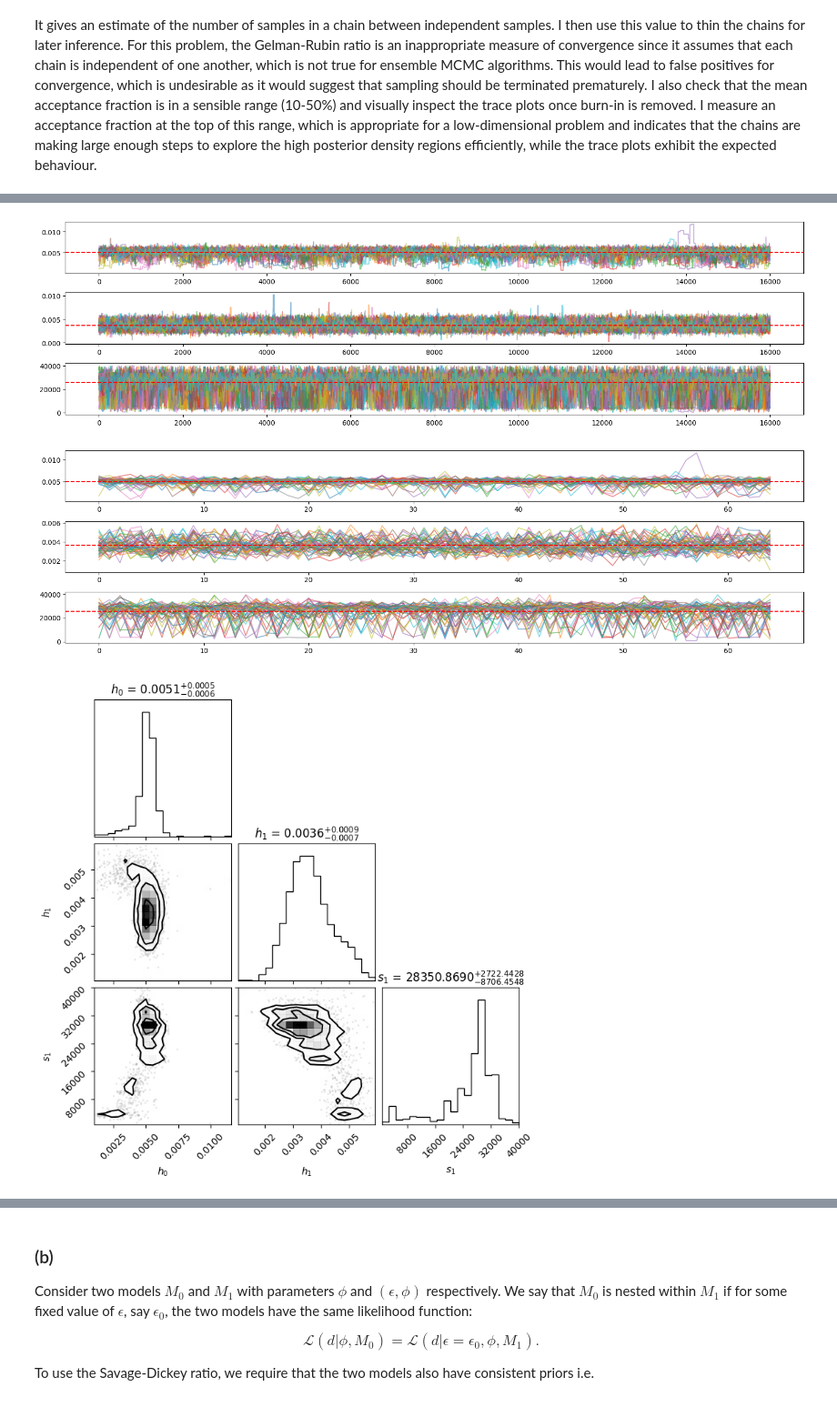
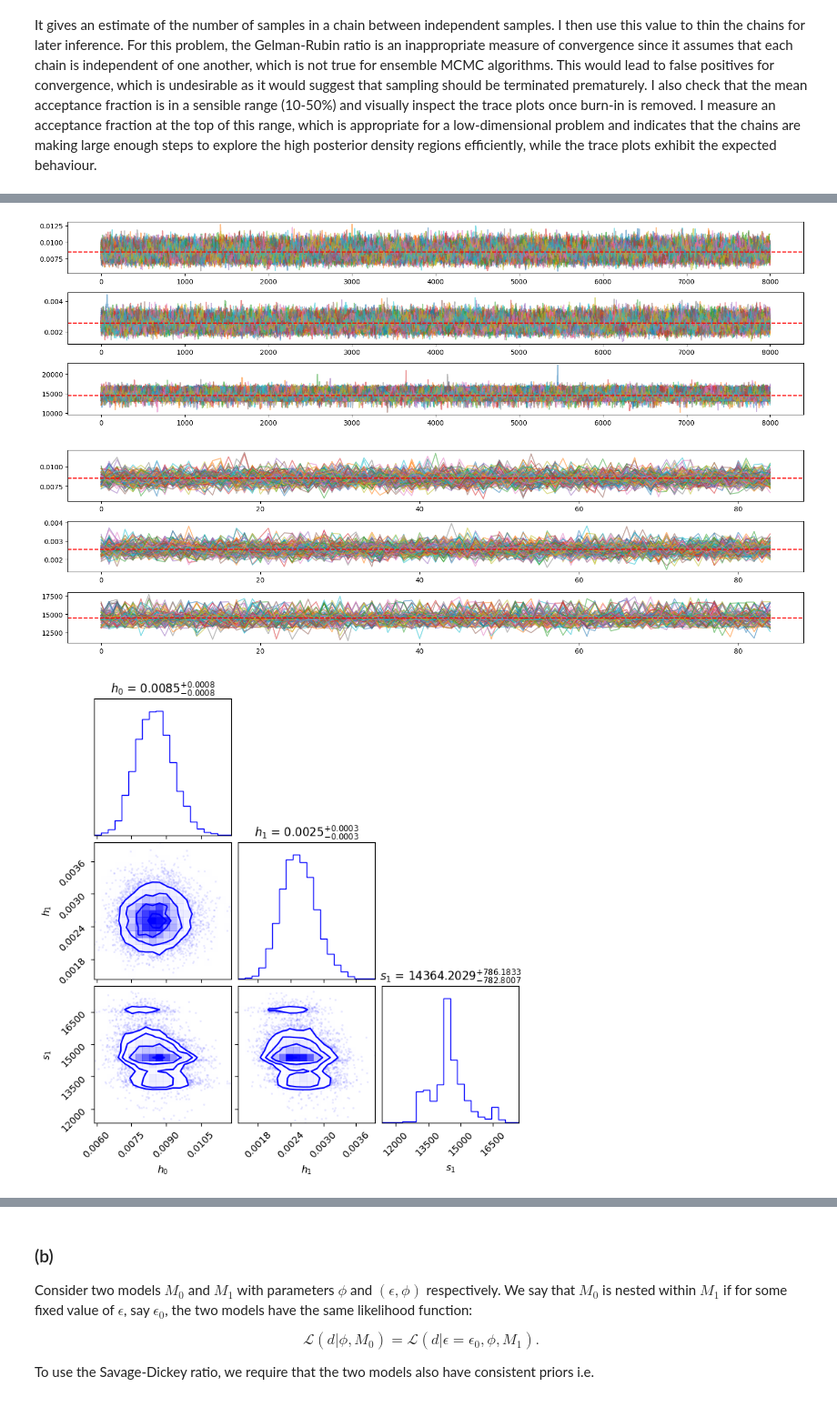
Before and after one commit to AlexBM173/apb86_S2, a Jupyter notebook: draft.ipynb, the cells around one changed output, grey strips where cells are left out. Shown at 91% size. Saved outputs shown, nothing was run; the diff lists cells and outputs as text; code cells hidden in the pictures.

```diff
--- a/draft.ipynb
+++ b/draft.ipynb
@@ -8,7 +8,7 @@ import matplotlib.pyplot as plt
 import os
 # %%
 mining_data = np.loadtxt(os.path.join('data','coal_mining_accident_data.dat'))
-flattened_data = np.ndarray.flatten(mining_data, order="C")
+flattened_data = np.ndarray.flatten(mining_data, order="F")
 flattened_data_cumulative = np.cumsum(flattened_data)
 
 total_period = 40550
@@ -214,25 +253,25 @@ def log_posterior(params):
     return log_prior(h_0, h_1, s_1) + log_likelihood(h_0, h_1, s_1)
 
 ndim = 3
-nwalkers = 50
-nsteps = 20000
-nburnin = 4000
+nwalkers = 100
+nsteps = 10000
+nburnin = nsteps // 5
 
 # Initialize walkers around estimated sensible values
 # s1 ~ L/2, h ~ N/L
 start_pos = np.zeros((nwalkers, ndim))
-start_pos[:, 0] = np.random.uniform(10000, 30000, nwalkers)  # s1
-start_pos[:, 1] = np.random.normal(0.005, 0.001, nwalkers)   # h0
-start_pos[:, 2] = np.random.normal(0.002, 0.001, nwalkers)   # h1
+start_pos[:, 2] = np.random.uniform(0, total_period, nwalkers)  # s1
+start_pos[:, 0] = np.random.normal(0.008, 0.001, nwalkers)   # h0
+start_pos[:, 1] = np.random.normal(0.002, 0.001, nwalkers)   # h1
 
 # Ensure starting positions are strictly positive for h0, h1
-start_pos[:, 1:] = np.abs(start_pos[:, 1:])
+start_pos[:, :2] = np.abs(start_pos[:, :2])
 
 sampler = emcee.EnsembleSampler(nwalkers, ndim, log_posterior)
 sampler.run_mcmc(start_pos, nsteps, progress=True)
 autocorrtime = sampler.get_autocorr_time()
 print(f"Autocorrelation time for sampler: {autocorrtime}")
-thinning_factor = int(autocorrtime.max())
+thinning_factor = 2 * int(autocorrtime.max())
 samples = sampler.get_chain(discard=nburnin, thin=thinning_factor, flat=True)
 
 # Compute mean acceptance fraction
@@ -260,9 +299,10 @@ for n in range(ndim):
     plt.plot(sampler.get_chain(discard=nburnin)[:,:,n],alpha=0.5)
     plt.axhline(y=np.mean(samples[:, n]), color='red', linestyle='--')
 plt.tight_layout()
+plt.savefig(os.path.join('figs','mcmc_chains_no_burnin.png'), dpi=300)
 plt.show()
 # %% [output]
-[figure, old version]
+[figure, new version]
 # %%
 # Plot with burn in removed and chains thinned
 plt.figure(figsize=(16,1.5*ndim))
@@ -271,13 +311,15 @@ for n in range(ndim):
     plt.plot(sampler.get_chain(discard=nburnin, thin=thinning_factor)[:,:,n],alpha=0.5)
     plt.axhline(y=np.mean(samples[:, n]), color='red', linestyle='--')
 plt.tight_layout()
+plt.savefig(os.path.join('figs','mcmc_chains_no_burnin_thinned.png'), dpi=300)
 plt.show()
 # %% [output]
-[figure, old version]
+[figure, new version]
 # %%
 import corner
 labels = ["$h_0$", "$h_1$", "$s_1$"]
-fig = corner.corner(samples.reshape(-1, ndim), labels=labels, show_titles=True, title_fmt=".4f", title_kwargs={"fontsize": 12})
+fig = corner.corner(samples.reshape(-1, ndim), color="blue", labels=labels, show_titles=True, title_fmt=".4f", title_kwargs={"fontsize": 12})
+plt.savefig(os.path.join('figs','k_1_corner_plot.png'), dpi=300)
 plt.show()
 # %% [output]
-[figure, old version]
+[figure, new version]
```
Also changed, not shown: parts of 14 cells of this notebook, 14 other files.
